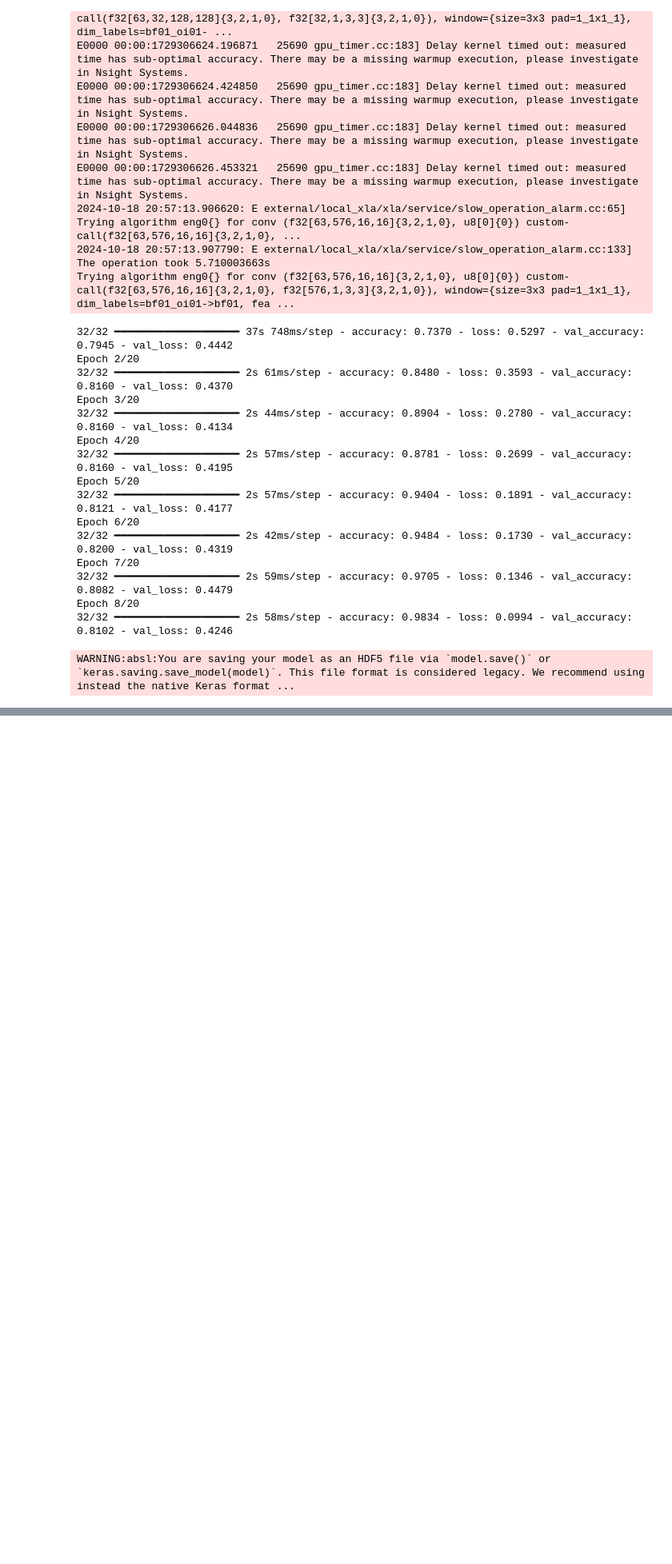
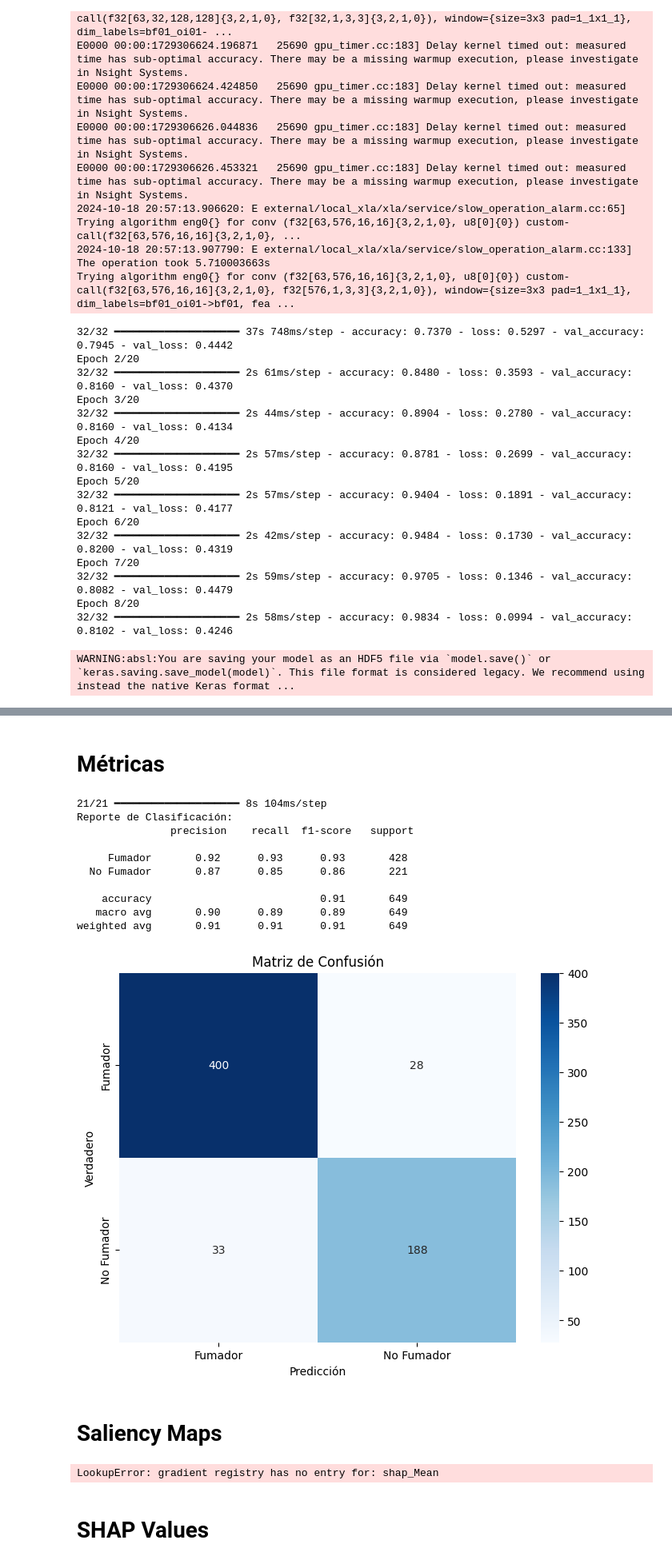
Before and after one commit to angelcast2002/DL-Proyecto, a Jupyter notebook: proyecto.ipynb, the cells around one changed output, grey strips where cells are left out. Shown at 80% size. Drawn from its saved outputs; the diff is of its cells as text; code cells hidden in the pictures; blank space fills up the shorter version.

Commit message:
cargando el modelo, lo de shap no funca

```diff
--- a/proyecto.ipynb
+++ b/proyecto.ipynb
@@ -213,0 +218,2 @@ WARNING:absl:You are saving your model as an HDF5 file via `model.save()` or `ke
+# %%
+modeloGuardado = tf.keras.models.load_model('v1.keras')
@@ -213,0 +286,2 @@ WARNING:absl:You are saving your model as an HDF5 file via `model.save()` or `ke
+# %% [markdown]
+# Métricas
@@ -213,0 +322,75 @@ WARNING:absl:You are saving your model as an HDF5 file via `model.save()` or `ke
+# %%
+from sklearn.metrics import classification_report, confusion_matrix
+import seaborn as sns
+import matplotlib.pyplot as plt
+
+# Predecir las probabilidades en los datos de validación
+predicciones_proba = modeloGuardado.predict(X_val)
+
+# Convertir probabilidades en etiquetas (umbral = 0.5)
+predicciones = (predicciones_proba > 0.5).astype(int).flatten()
+
+# Generar el reporte de clasificación
+reporte = classification_report(y_val, predicciones, target_names=["Fumador", "No Fumador"])
+print("Reporte de Clasificación:\n", reporte)
+
+# Generar la matriz de confusión
+matriz_confusion = confusion_matrix(y_val, predicciones)
+
+# Visualizar la matriz de confusión
+plt.figure(figsize=(8, 6))
+sns.heatmap(matriz_confusion, annot=True, fmt='d', cmap='Blues', xticklabels=["Fumador", "No Fumador"], yticklabels=["Fumador", "No Fumador"])
+plt.xlabel('Predicción')
+plt.ylabel('Verdadero')
+plt.title('Matriz de Confusión')
+plt.show()
+# %% [output]
+21/21 ━━━━━━━━━━━━━━━━━━━━ 8s 104ms/step
+Reporte de Clasificación:
+               precision    recall  f1-score   support
+
+     Fumador       0.92      0.93      0.93       428
+  No Fumador       0.87      0.85      0.86       221
+
+    accuracy                           0.91       649
+   macro avg       0.90      0.89      0.89       649
+weighted avg       0.91      0.91      0.91       649
+[figure, added]
+# %% [markdown]
+# Saliency Maps
+# %%
+import numpy as np
+import matplotlib.pyplot as plt
+import cv2
+from tf_keras_vis.utils.scores import CategoricalScore
+from tf_keras_vis.gradcam import Gradcam
+from tensorflow.keras.applications import MobileNetV2
+from tensorflow.keras.models import load_model
+
+# Clase 0: Fumador, Clase 1: No Fumador
+score = CategoricalScore([0])  # Cambia entre [0] y [1] para diferentes clases
+
+gradcam = Gradcam(modeloGuardado, model_modifier=None, clone=False)
+
+def generar_saliency_map(ruta_imagen, modelo, score, gradcam):
+    # Cargar y preprocesar la imagen
+    imagen = cv2.imread(ruta_imagen)
+    imagen = cv2.resize(imagen, (256, 256)) / 255.0
+    imagen = np.expand_dims(imagen, axis=0)
+
+    # Generar el mapa de Grad-CAM
+    saliency_map = gradcam(score, imagen)
+
+    # Visualización
+    plt.imshow(imagen[0])
+    plt.imshow(saliency_map[0], cmap='jet', alpha=0.5)  # Superponer mapa de calor
+    plt.title("Mapa de Grad-CAM")
+    plt.axis('off')
+    plt.show()
+
+# Prueba con una imagen
+generar_saliency_map("data/fumador/000-0.jpg", modeloGuardado, score, gradcam)
+# %% [output]
+LookupError: gradient registry has no entry for: shap_Mean
+# %% [markdown]
+# SHAP Values
```
Also changed, not shown: parts of 8 cells of this notebook.
